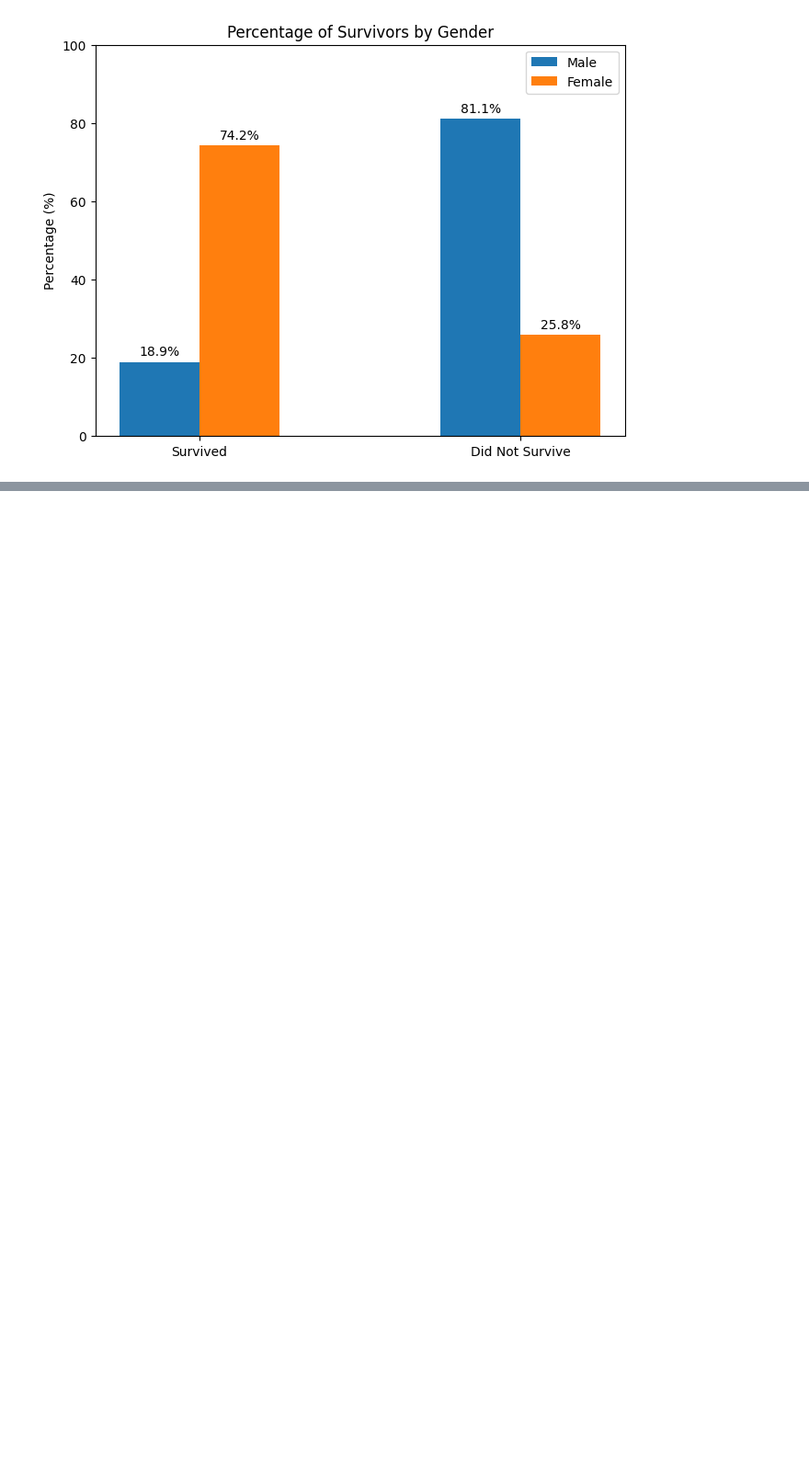
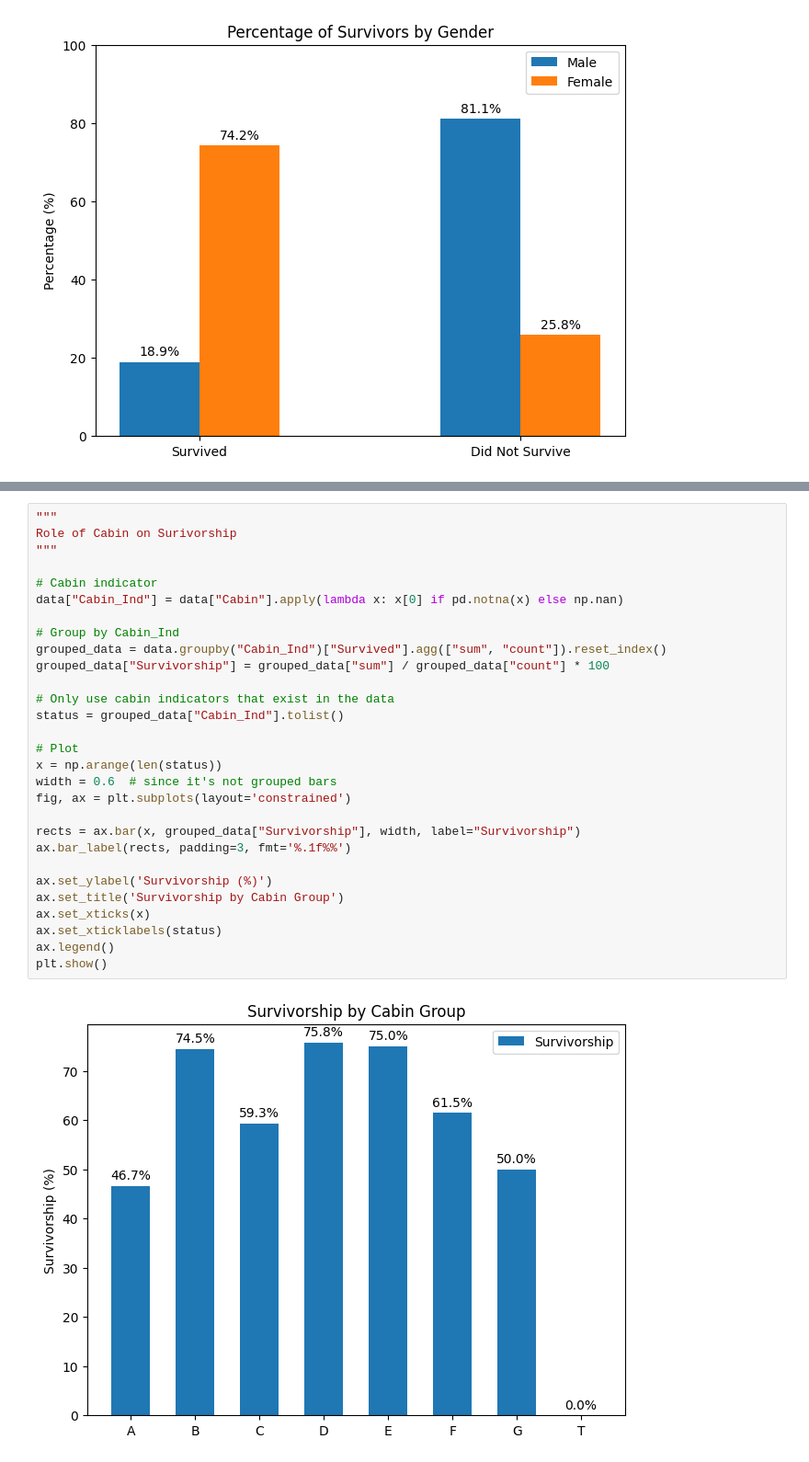
Before and after one commit to Dar-Mik/Titanic_prediction, a Jupyter notebook: Main.ipynb, the cells around one changed output, grey strips where cells are left out. Shown: that part at 92% size. Saved outputs shown, nothing was run; the diff lists cells and outputs as text; blank space fills up the shorter version.

```diff
--- a/Main.ipynb
+++ b/Main.ipynb
@@ -236,0 +240,31 @@ ax.legend()
+# %%
+"""
+Role of Cabin on Surivorship
+"""
+
+# Cabin indicator
+data["Cabin_Ind"] = data["Cabin"].apply(lambda x: x[0] if pd.notna(x) else np.nan)
+
+# Group by Cabin_Ind
+grouped_data = data.groupby("Cabin_Ind")["Survived"].agg(["sum", "count"]).reset_index()
+grouped_data["Survivorship"] = grouped_data["sum"] / grouped_data["count"] * 100
+
+# Only use cabin indicators that exist in the data
+status = grouped_data["Cabin_Ind"].tolist()
+
+# Plot
+x = np.arange(len(status))
+width = 0.6  # since it's not grouped bars
+fig, ax = plt.subplots(layout='constrained')
+
+rects = ax.bar(x, grouped_data["Survivorship"], width, label="Survivorship")
+ax.bar_label(rects, padding=3, fmt='%.1f%%')
+
+ax.set_ylabel('Survivorship (%)')
+ax.set_title('Survivorship by Cabin Group')
+ax.set_xticks(x)
+ax.set_xticklabels(status)
+ax.legend()
+plt.show()
+# %% [output]
+[figure, added]
```
Also changed, not shown: parts of 12 cells of this notebook, 2 other files.
